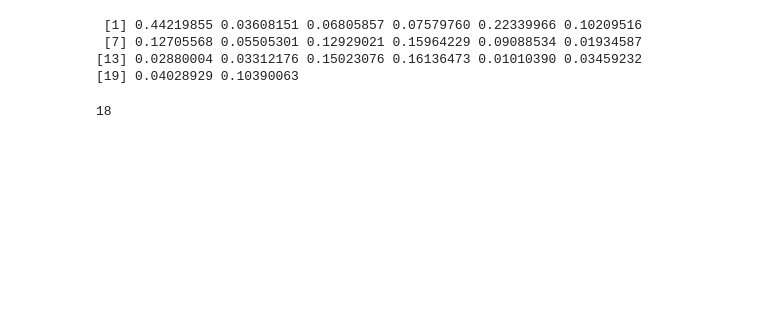
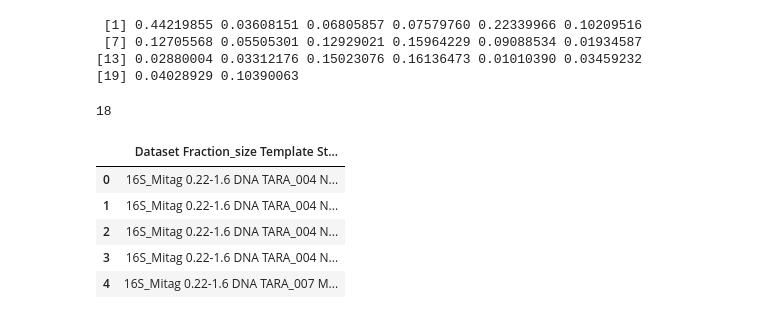
Before and after one commit to messDiv/MESS, a Jupyter notebook: jupyter-notebooks/util/toytree_bd.ipynb, the cells around one changed output. Drawn from its saved outputs; the diff is of its cells as text; code cells hidden in the pictures; blank space fills up the shorter version.

```diff
--- a/jupyter-notebooks/util/toytree_bd.ipynb
+++ b/jupyter-notebooks/util/toytree_bd.ipynb
@@ -435,3 +445,13 @@ tip.up.idx
 bdtre.treenode.idx
 # %% [output]
 18
+# %%
+tara_df = pd.read_csv("/tmp/tara.csv", sep="\t")
+tara_df.head()
+# %% [output]
+|  | Dataset Fraction_size Template St... |
+| 0 | 16S_Mitag 0.22-1.6 DNA TARA_004 N... |
+| 1 | 16S_Mitag 0.22-1.6 DNA TARA_004 N... |
+| 2 | 16S_Mitag 0.22-1.6 DNA TARA_004 N... |
+| 3 | 16S_Mitag 0.22-1.6 DNA TARA_004 N... |
+| 4 | 16S_Mitag 0.22-1.6 DNA TARA_007 M... |
```
Also changed, not shown: parts of 5 cells of this notebook.
